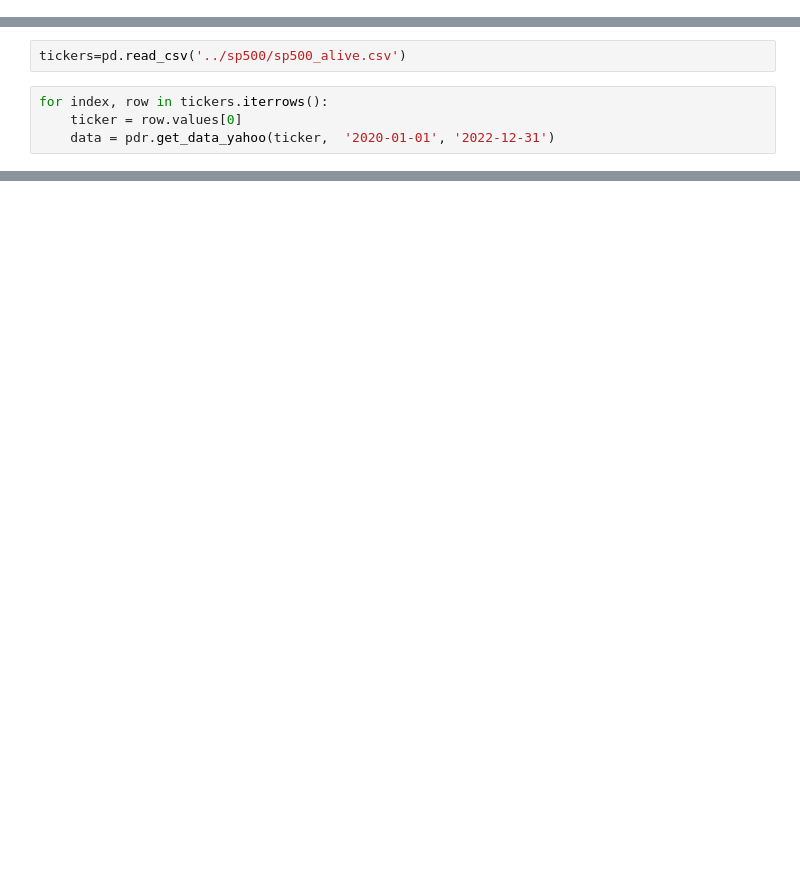
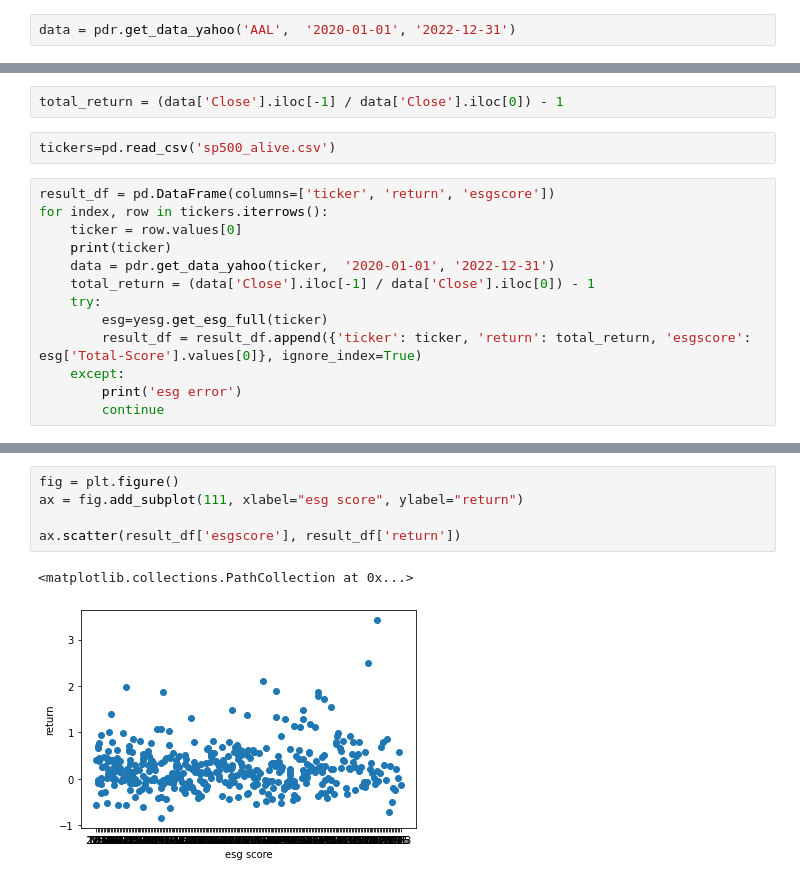
Before and after one commit to 892nske/direct-indexing, a Jupyter notebook: ESG/get_esg.ipynb, the cells around one changed output, grey strips where cells are left out. Cells and saved outputs as stored; diff of their text form; blank space fills up the shorter version.

```diff
--- a/ESG/get_esg.ipynb
+++ b/ESG/get_esg.ipynb
@@ -23,0 +16,2 @@ y=yesg.get_esg_full('BA')
+# %%
+data = pdr.get_data_yahoo('AAL',  '2020-01-01', '2022-12-31')
@@ -24,6 +20,17 @@ y=yesg.get_esg_full('BA')
+# %%
+total_return = (data['Close'].iloc[-1] / data['Close'].iloc[0]) - 1
 # %%
-tickers=pd.read_csv('../sp500/sp500_alive.csv')
+tickers=pd.read_csv('sp500_alive.csv')
 # %%
+result_df = pd.DataFrame(columns=['ticker', 'return', 'esgscore'])
 for index, row in tickers.iterrows():
     ticker = row.values[0]
+    print(ticker)
     data = pdr.get_data_yahoo(ticker,  '2020-01-01', '2022-12-31')
+    total_return = (data['Close'].iloc[-1] / data['Close'].iloc[0]) - 1
+    try:
+        esg=yesg.get_esg_full(ticker)
+        result_df = result_df.append({'ticker': ticker, 'return': total_return, 'esgscore': esg['Total-Score'].values[0]}, ignore_index=True)
+    except:
+        print('esg error')
+        continue
@@ -29,0 +63,8 @@ for index, row in tickers.iterrows():
+# %%
+fig = plt.figure()
+ax = fig.add_subplot(111, xlabel="esg score", ylabel="return")
+
+ax.scatter(result_df['esgscore'], result_df['return'])
+# %% [output]
+<matplotlib.collections.PathCollection at 0x...>
+[figure, added]
```
Also changed, not shown: parts of 7 cells of this notebook, 1 other file.
